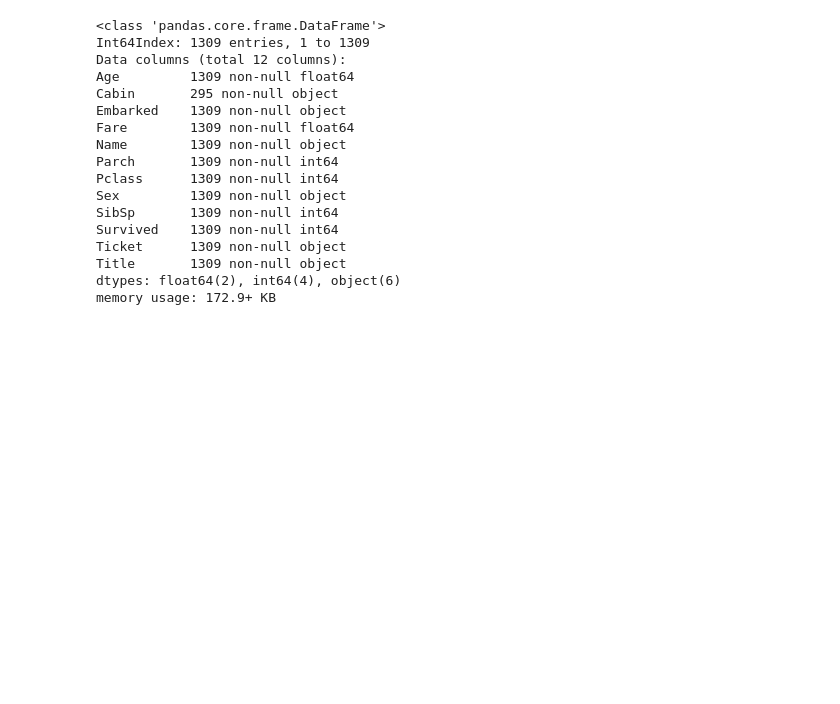
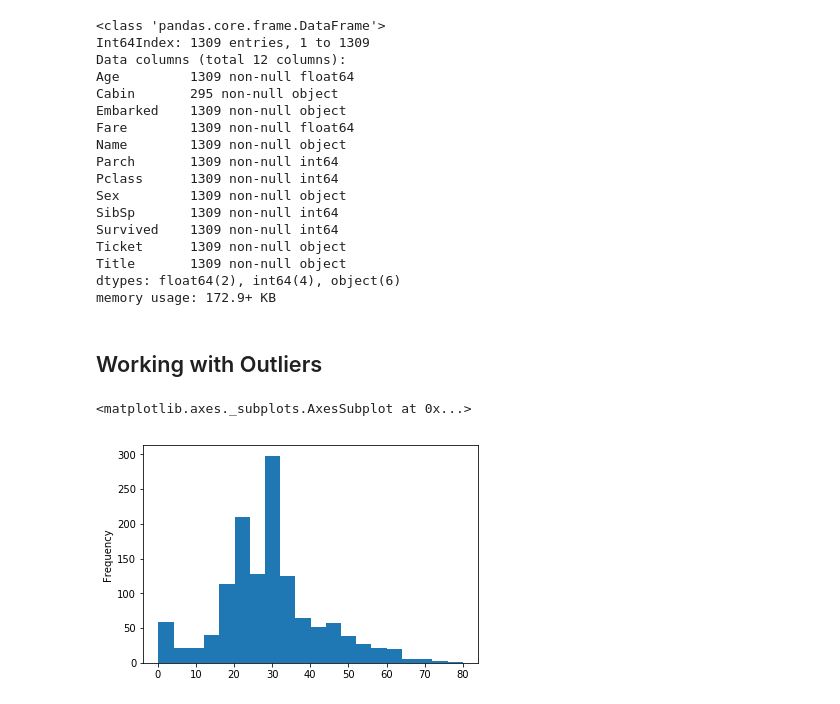
Before and after one commit to graemerenfrew/titanic, a Jupyter notebook: notebooks/2.0-ak-exploring-processing-data.ipynb, the cells around one changed output. Saved outputs shown, nothing was run; the diff lists cells and outputs as text; code cells hidden in the pictures; blank space fills up the shorter version.

Commit message:
dealing with outliers

```diff
--- a/notebooks/2.0-ak-exploring-processing-data.ipynb
+++ b/notebooks/2.0-ak-exploring-processing-data.ipynb
@@ -1014,0 +1018,8 @@ memory usage: 172.9+ KB
+# %% [markdown]
+## Working with Outliers
+# %%
+# use a histogram to get a view to start with
+df.Age.plot(kind='hist', bins=20)
+# %% [output]
+<matplotlib.axes._subplots.AxesSubplot at 0x...>
+[figure, added]
```
Also changed, not shown: parts of 17 cells of this notebook.
